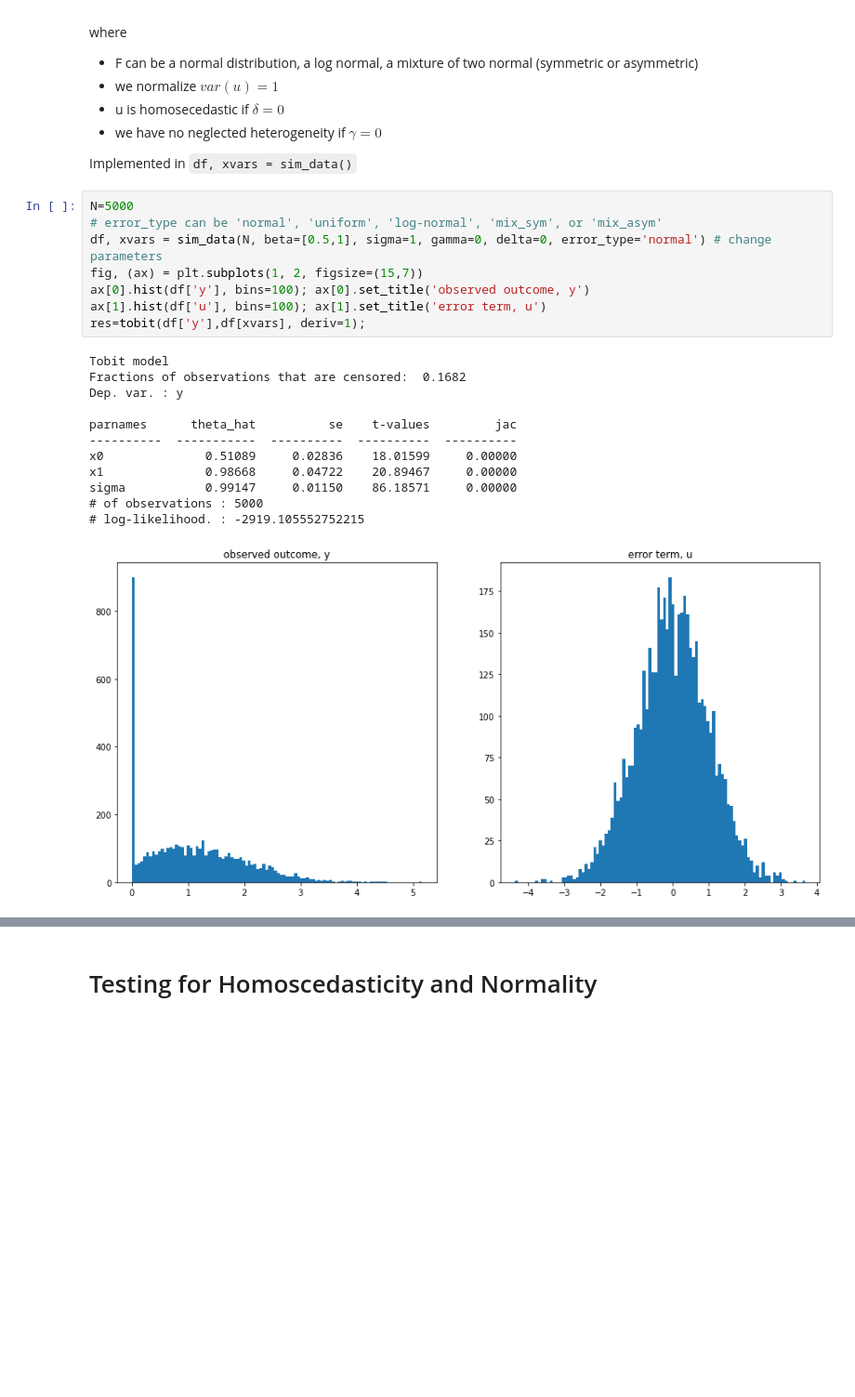
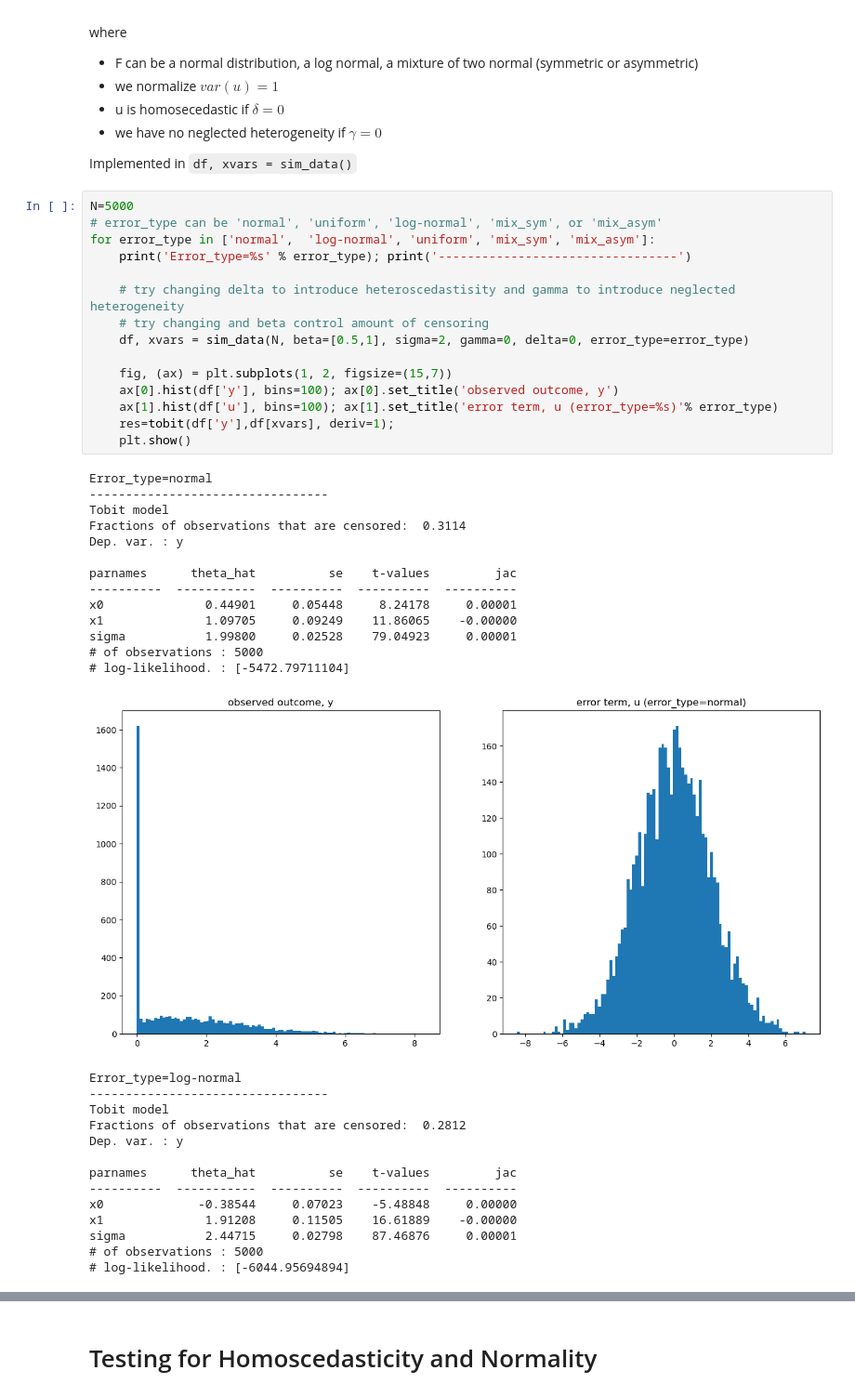
Before and after one commit to bschjerning/EconometricsB, a Jupyter notebook: lectures/17_censored_regrssion_clad/clad.ipynb, the cells around one changed output, grey strips where cells are left out. Shown at 93% size. Drawn from its saved outputs; the diff is of its cells as text; blank space fills up the shorter version.

```diff
--- a/lectures/17_censored_regrssion_clad/clad.ipynb
+++ b/lectures/17_censored_regrssion_clad/clad.ipynb
@@ -147,21 +144,43 @@ Implemented in
 # %%
 N=5000
 # error_type can be 'normal', 'uniform', 'log-normal', 'mix_sym', or 'mix_asym'
-df, xvars = sim_data(N, beta=[0.5,1], sigma=1, gamma=0, delta=0, error_type='normal') # change parameters
-fig, (ax) = plt.subplots(1, 2, figsize=(15,7))
-ax[0].hist(df['y'], bins=100); ax[0].set_title('observed outcome, y')
-ax[1].hist(df['u'], bins=100); ax[1].set_title('error term, u')
-res=tobit(df['y'],df[xvars], deriv=1);
+for error_type in ['normal',  'log-normal', 'uniform', 'mix_sym', 'mix_asym']:
+    print('Error_type=%s' % error_type); print('---------------------------------')
+
+    # try changing delta to introduce heteroscedastisity and gamma to introduce neglected heterogeneity
+    # try changing and beta control amount of censoring
+    df, xvars = sim_data(N, beta=[0.5,1], sigma=2, gamma=0, delta=0, error_type=error_type)
+
+    fig, (ax) = plt.subplots(1, 2, figsize=(15,7))
+    ax[0].hist(df['y'], bins=100); ax[0].set_title('observed outcome, y')
+    ax[1].hist(df['u'], bins=100); ax[1].set_title('error term, u (error_type=%s)'% error_type)
+    res=tobit(df['y'],df[xvars], deriv=1);
+    plt.show()
 # %% [output]
+Error_type=normal
+---------------------------------
 Tobit model
-Fractions of observations that are censored:  0.1682
+Fractions of observations that are censored:  0.3114
 Dep. var. : y
 
 parnames      theta_hat          se    t-values         jac
 ----------  -----------  ----------  ----------  ----------
-x0              0.51089     0.02836    18.01599     0.00000
-x1              0.98668     0.04722    20.89467     0.00000
-sigma           0.99147     0.01150    86.18571     0.00000
+x0              0.44901     0.05448     8.24178     0.00001
+x1              1.09705     0.09249    11.86065    -0.00000
+sigma           1.99800     0.02528    79.04923     0.00001
 # of observations : 5000
-# log-likelihood. : -2919.105552752215
+# log-likelihood. : [-5472.79711104]
-[figure, old version]
+[figure, new version]
+Error_type=log-normal
+---------------------------------
+Tobit model
+Fractions of observations that are censored:  0.2812
+Dep. var. : y
+
+parnames      theta_hat          se    t-values         jac
+----------  -----------  ----------  ----------  ----------
+x0             -0.38544     0.07023    -5.48848     0.00000
+x1              1.91208     0.11505    16.61889    -0.00000
+sigma           2.44715     0.02798    87.46876     0.00001
+# of observations : 5000
+# log-likelihood. : [-6044.95694894]
```
Also changed, not shown: parts of 10 cells of this notebook, 1 other file.
